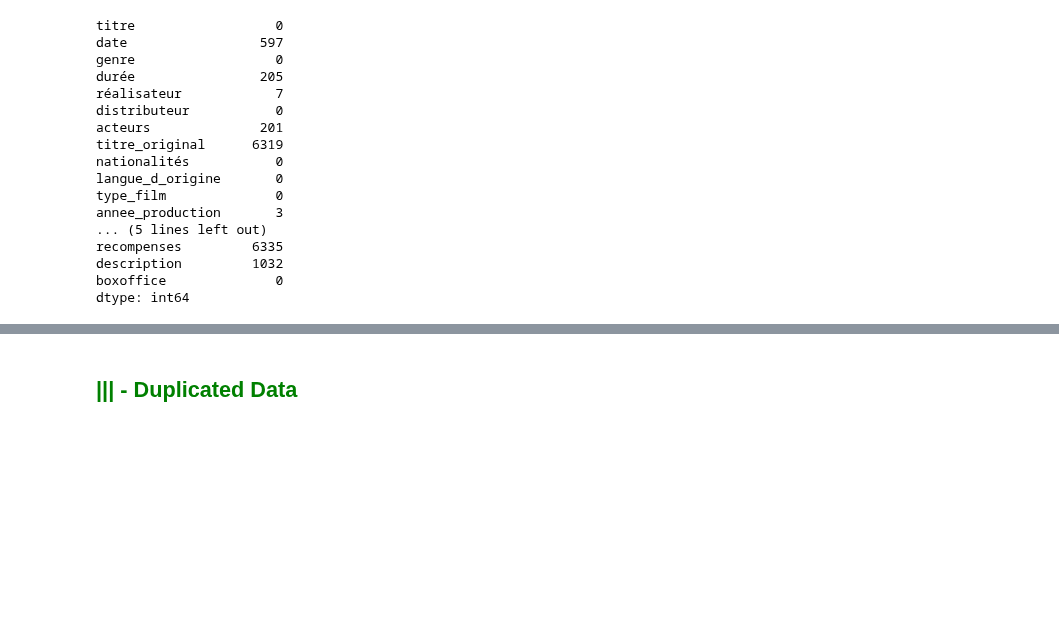
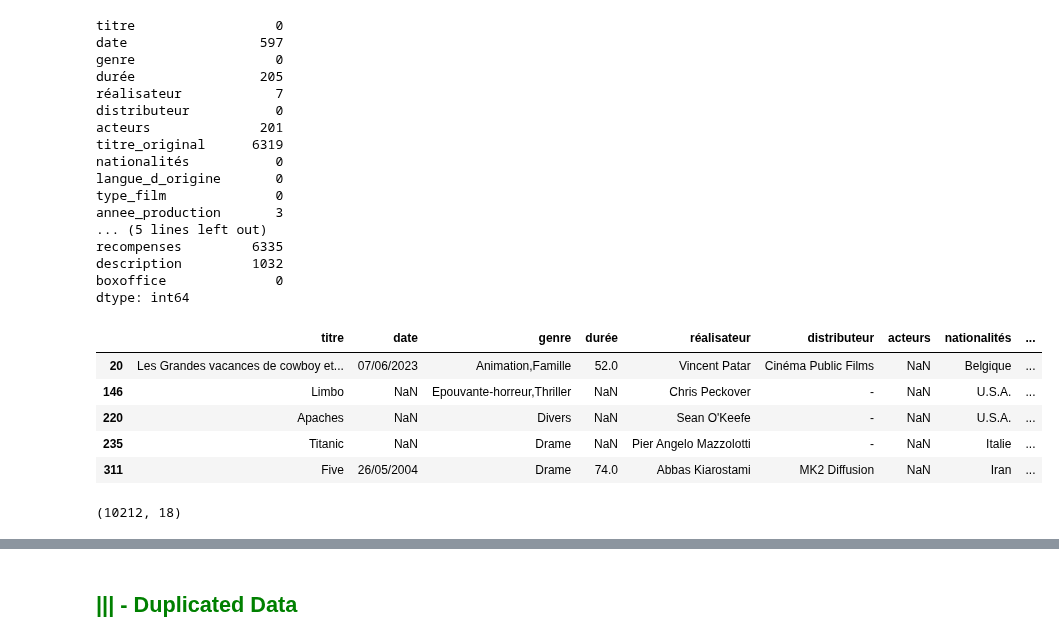
Before and after one commit to RolaMmss/prevoir_la_popularite_d_un_film, a Jupyter notebook: machine_learning/nettoyage_2.ipynb, the cells around one changed output, grey strips where cells are left out. Saved outputs shown, nothing was run; the diff lists cells and outputs as text; code cells hidden in the pictures; blank space fills up the shorter version.

```diff
--- a/machine_learning/nettoyage_2.ipynb
+++ b/machine_learning/nettoyage_2.ipynb
@@ -79,3 +79,17 @@ recompenses         6335
 description         1032
 boxoffice              0
 dtype: int64
+# %%
+colonnes_a_supprimer = ['titre_original', 'budget']
+data = data.drop(colonnes_a_supprimer, axis=1)
+# %%
+# Afficher les lignes contenant des NaN dans le DataFrame
+lignes_nan = data[data['acteurs'].isnull()]
+lignes_nan.head()
+# %% [output]
+|  | titre | date | genre | durée | réalisateur | distributeur | acteurs | nationalités | ... |
+| 20 | Les Grandes vacances de cowboy et... | 07/06/2023 | Animation,Famille | 52.0 | Vincent Patar | Cinéma Public Films | NaN | Belgique | ... |
+| 146 | Limbo | NaN | Epouvante-horreur,Thriller | NaN | Chris Peckover | - | NaN | U.S.A. | ... |
+| 220 | Apaches | NaN | Divers | NaN | Sean O'Keefe | - | NaN | U.S.A. | ... |
+| 235 | Titanic | NaN | Drame | NaN | Pier Angelo Mazzolotti | - | NaN | Italie | ... |
+| 311 | Five | 26/05/2004 | Drame | 74.0 | Abbas Kiarostami | MK2 Diffusion | NaN | Iran | ... |
@@ -81,0 +102,4 @@ dtype: int64
+# %%
+data.shape
+# %% [output]
+(10212, 18)
```
Also changed, not shown: parts of 39 cells of this notebook, 11 other files.
